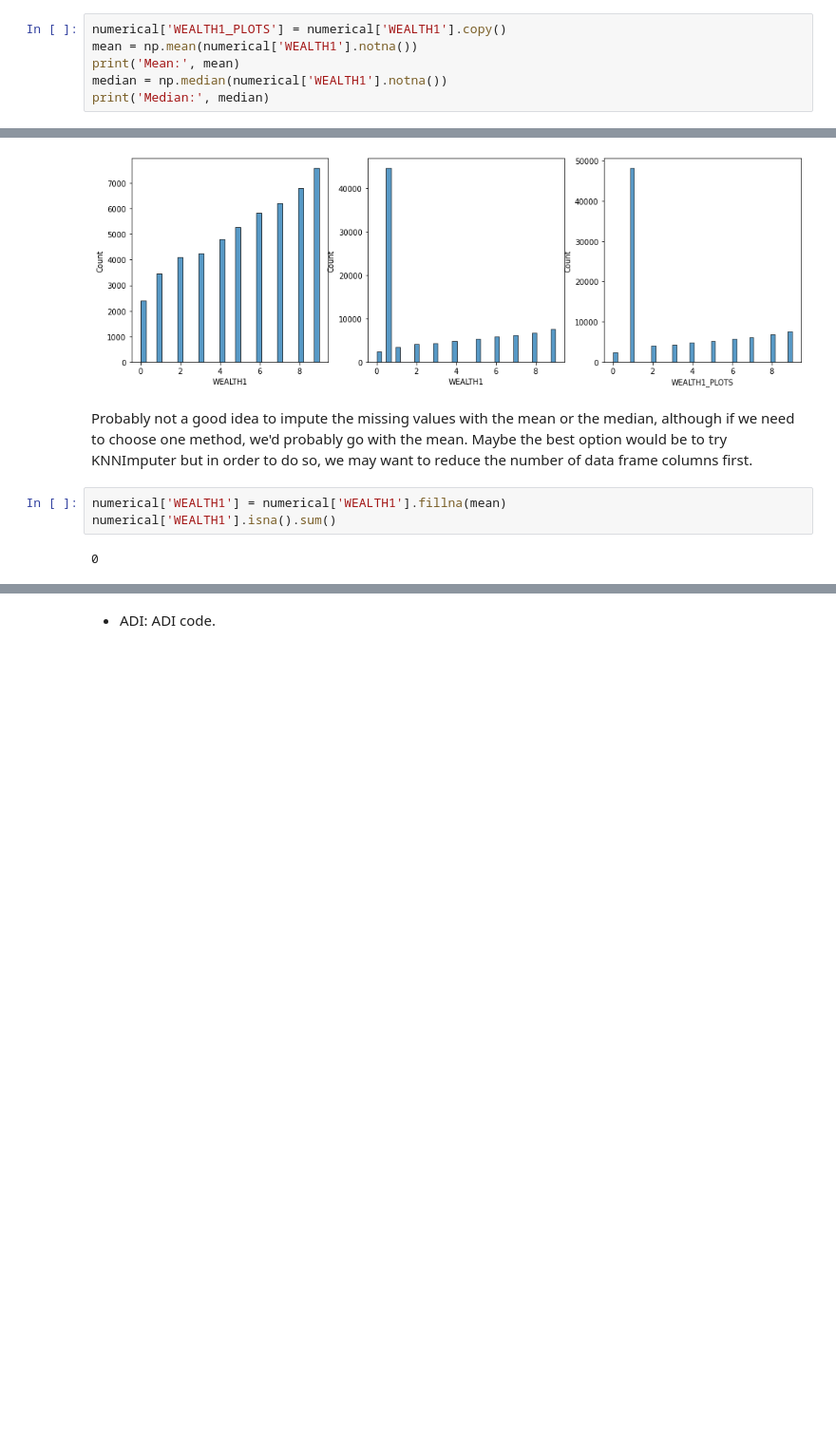
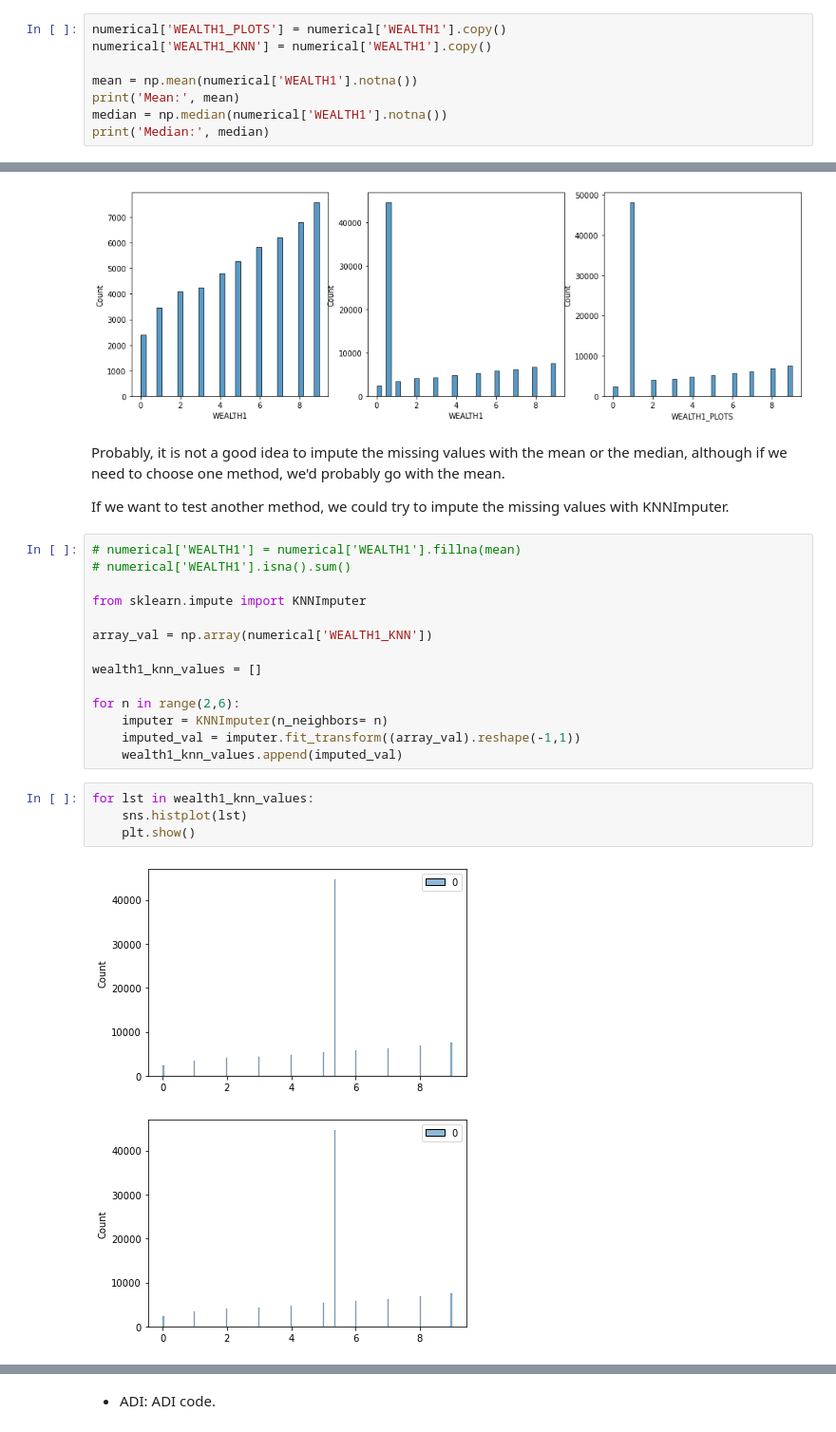
Before and after one commit to ameliapt/lab-feature-engineering, a Jupyter notebook: PijuanAmelia_feature_engineering.ipynb, the cells around one changed output, grey strips where cells are left out. Shown at 95% size. Drawn from its saved outputs; the diff is of its cells as text; blank space fills up the shorter version.

Commit message:
KNNImputer update

```diff
--- a/PijuanAmelia_feature_engineering.ipynb
+++ b/PijuanAmelia_feature_engineering.ipynb
@@ -156,6 +158,8 @@ wealth_null_percentage
 Ok, there are too many missing values. But the manager told us that this column is important, so instead of dropping it, we're going to imputate the missing values.
 # %%
 numerical['WEALTH1_PLOTS'] = numerical['WEALTH1'].copy()
+numerical['WEALTH1_KNN'] = numerical['WEALTH1'].copy()
+
 mean = np.mean(numerical['WEALTH1'].notna())
 print('Mean:', mean)
 median = np.median(numerical['WEALTH1'].notna())
@@ -172,9 +176,27 @@ plt.show()
 # %% [output]
 [figure]
 # %% [markdown]
-Probably not a good idea to impute the missing values with the mean or the median, although if we need to choose one method, we'd probably go with the mean. Maybe the best option would be to try KNNImputer but in order to do so, we may want to reduce the number of data frame columns first.
+Probably, it is not a good idea to impute the missing values with the mean or the median, although if we need to choose one method, we'd probably go with the mean.
+
+If we want to test another method, we could try to impute the missing values with KNNImputer.
 # %%
-numerical['WEALTH1'] = numerical['WEALTH1'].fillna(mean)
-numerical['WEALTH1'].isna().sum()
+# numerical['WEALTH1'] = numerical['WEALTH1'].fillna(mean)
+# numerical['WEALTH1'].isna().sum()
+
+from sklearn.impute import KNNImputer
+
+array_val = np.array(numerical['WEALTH1_KNN'])
+
+wealth1_knn_values = []
+
+for n in range(2,6):
+    imputer = KNNImputer(n_neighbors= n)
+    imputed_val = imputer.fit_transform((array_val).reshape(-1,1))
+    wealth1_knn_values.append(imputed_val)
-# %% [output]
-0
+# %%
+for lst in wealth1_knn_values:
+    sns.histplot(lst)
+    plt.show()
+# %% [output]
+[figure, added]
+[figure, added]
```
Also changed, not shown: parts of 14 cells of this notebook.
